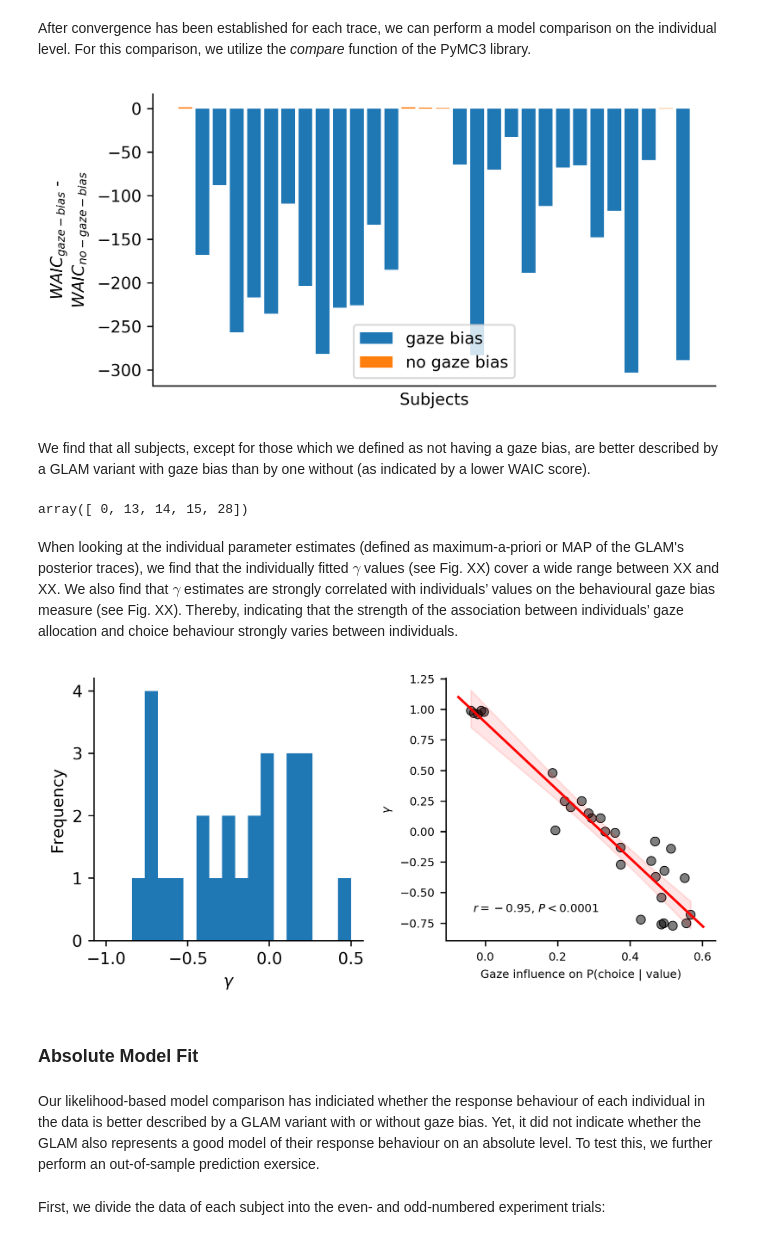
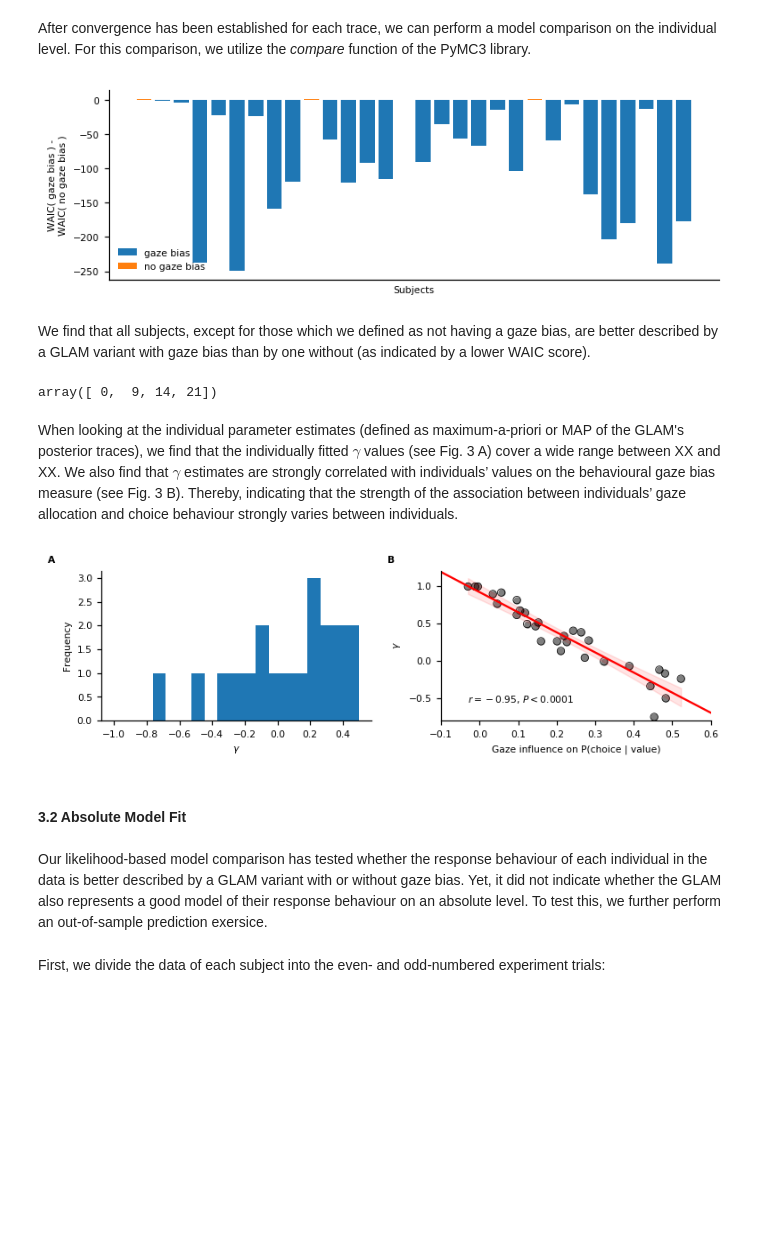
Before and after one commit to glamlab/glambox, a Jupyter notebook: Example_1_Individual_estimation.ipynb, the cells around one changed output. Drawn from its saved outputs; the diff is of its cells as text; code cells hidden in the pictures; blank space fills up the shorter version.

```diff
--- a/Example_1_Individual_estimation.ipynb
+++ b/Example_1_Individual_estimation.ipynb
@@ -207,8 +212,14 @@ Subsequently, we fit both of model variants to the data of each individual and c
+# %%
+n_tune = 20000
+n_draws = 5000
+n_chains = 4
 # %%
+np.random.seed(8)
+
 glam_bias.fit(method='MCMC',
-              tune=20000,
-              draws=5000,
-              chains=4)
+              tune=n_tune,
+              draws=n_draws,
+              chains=n_chains)
 # %% [output]
 Fitting 30 model(s) using MCMC...
   Fitting model 1 of 30...
@@ -261,10 +272,12 @@ CompoundStep
 The number of effective samples is smaller than 10% for some parameters.
 ... (49 outputs left out)
 # %%
+np.random.seed(9)
+
 glam_nobias.fit(method='MCMC',
-                tune=20000,
-                draws=5000,
-                chains=4)
+                tune=n_tune,
+                draws=n_draws,
+                chains=n_chains)
 # %% [output]
 Fitting 30 model(s) using MCMC...
   Fitting model 1 of 30...
@@ -370,51 +383,69 @@ np.save('examples/example_1/results/in_sample/model_comparison/dWAIC_in_sample.n
 gaze_bias_idx = dWAIC < 0
 no_gaze_bias_idx = dWAIC > 0
 # %%
-fig, ax = plt.subplots(1,1,figsize=(6,3),dpi=330)
+fig, ax = plt.subplots(1, 1, figsize=gb.plots.cm2inch(18,6), dpi=110)
 
 ax.bar(subjects[gaze_bias_idx], dWAIC[gaze_bias_idx], color='C0', label='gaze bias')
 ax.bar(subjects[no_gaze_bias_idx], dWAIC[no_gaze_bias_idx], color='C1', label='no gaze bias')
-ax.set_xlabel('Subjects')
-ax.set_ylabel(r'$WAIC_{gaze-bias}$'+' -\n'+r'$WAIC_{no-gaze-bias}$')
-ax.legend()
+ax.set_xlabel('Subjects', fontsize=7)
+ax.set_ylabel('WAIC( gaze bias )'+' -\n'+'WAIC( no gaze bias )', fontsize=7)
+ax.legend(loc='lower left', frameon=False, fontsize=7)
 ax.set_xticks([])
-ax.tick_params(axis='both', which='major')
+ax.tick_params(axis='both', which='major', labelsize=7)
 ax.spines['top'].set_visible(False)
 ax.spines['right'].set_visible(False)
+
 fig.tight_layout()
 
-fig.savefig('examples/example_1/figures/Figure_1_relative_model_comparison.png', dpi=330)
+fig.savefig('examples/example_1/figures/Figure_2_relative_model_comparison.png', dpi=330)
 # %% [output]
-[figure, old version]
+[figure, new version]
 # %% [markdown]
 We find that all subjects, except for those which we defined as not having a gaze bias, are better described by a GLAM variant with gaze bias than by one without (as indicated by a lower WAIC score).
 # %%
 subjects[no_gaze_bias_idx]
 # %% [output]
-array([ 0, 13, 14, 15, 28])
+array([ 0,  9, 14, 21])
 # %% [markdown]
-When looking at the individual parameter estimates (defined as maximum-a-priori or MAP of the GLAM's posterior traces), we find that the individually fitted $\gamma$ values (see Fig. XX) cover a wide range between XX and XX. We also find that $\gamma$ estimates are strongly correlated with individuals’ values on the behavioural gaze bias measure (see Fig. XX). Thereby, indicating that the strength of the association between individuals’ gaze allocation and choice behaviour strongly varies between individuals.
+When looking at the individual parameter estimates (defined as maximum-a-priori or MAP of the GLAM's posterior traces), we find that the individually fitted $\gamma$ values (see Fig. 3 A) cover a wide range between XX and XX. We also find that $\gamma$ estimates are strongly correlated with individuals’ values on the behavioural gaze bias measure (see Fig. 3 B). Thereby, indicating that the strength of the association between individuals’ gaze allocation and choice behaviour strongly varies between individuals.
 # %%
-fig, axs = plt.subplots(1,2,figsize=(6,3),dpi=330)
+np.random.seed(11)
 
-axs[0].hist(glam_bias.estimates['gamma'],
-            bins=np.linspace(-1,0.5,20))
+fig, axs = plt.subplots(1, 2, figsize=gb.plots.cm2inch(18,6), dpi=110)
+
+axs[0].hist(glam_bias.estimates['gamma'], bins=np.linspace(-1,0.5,20))
 gb.plots.plot_correlation(subject_data_summary['gaze_influence'],
                           glam_bias.estimates['gamma'],
-                          ax=axs[1])
+                          ax=axs[1],
+                          xlim=(-0.1, 0.6),
+                          ylim=(-0.8, 1.2))
 
-axs[0].set_ylabel('Frequency')
-axs[0].set_xlabel(r'$\gamma$')
-axs[1].set_ylabel(r'$\gamma$')
-axs[1].set_xlabel('Gaze influence on P(choice | value)')
+axs[0].set_ylabel('Frequency', fontsize=7)
+axs[0].set_xlabel(r'$\gamma$', fontsize=7)
+axs[0].tick_params(axis='both', which='major', labelsize=7)
+axs[0].spines['top'].set_visible(False)
+axs[0].spines['right'].set_visible(False)
+axs[1].set_ylabel(r'$\gamma$', fontsize=7)
+axs[1].set_xlabel('Gaze influence on P(choice | value)', fontsize=7)
+axs[1].tick_params(axis='both', which='major', labelsize=7)
+for ax, label in zip(axs.ravel(), list('AB')):
+    ax.text(-0.2,
+            1.1,
+            label,
+            transform=ax.transAxes,
+            fontsize=7,
+            fontweight='bold',
+            va='top')
+
 fig.tight_layout()
-fig.savefig('examples/example_1/figures/Figure_2_gaze_bias_estimates.png', dpi=330)
+
+fig.savefig('examples/example_1/figures/Figure_3_gaze_bias_estimates.png', dpi=330)
 # %% [output]
-[figure, old version]
+[figure, new version]
 # %% [markdown]
-### Absolute Model Fit
+#### 3.2 Absolute Model Fit
 # %% [markdown]
-Our likelihood-based model comparison has indiciated whether the response behaviour of each individual in the data is better described by a GLAM variant with or without gaze bias. Yet, it did not indicate whether the GLAM also represents a good model of their response behaviour on an absolute level. To test this, we further perform an out-of-sample prediction exersice.
+Our likelihood-based model comparison has tested whether the response behaviour of each individual in the data is better described by a GLAM variant with or without gaze bias. Yet, it did not indicate whether the GLAM also represents a good model of their response behaviour on an absolute level. To test this, we further perform an out-of-sample prediction exersice.
 # %% [markdown]
 First, we divide the data of each subject into the even- and odd-numbered experiment trials:
 # %%
```
Also changed, not shown: parts of 51 cells of this notebook.
